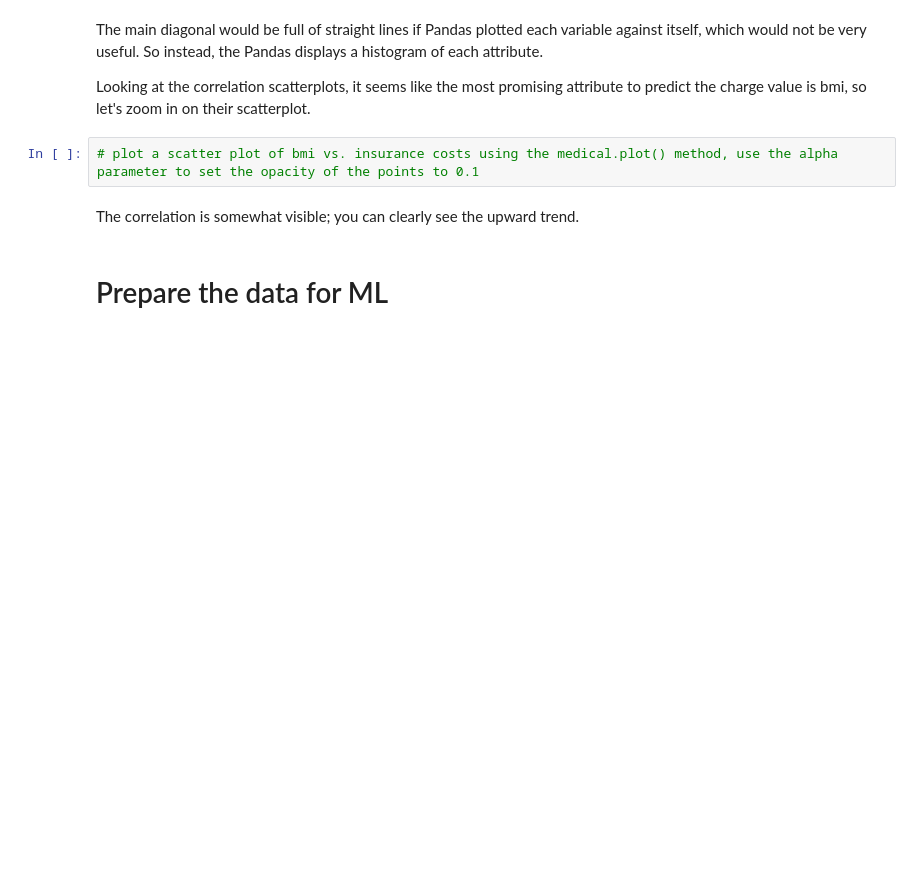
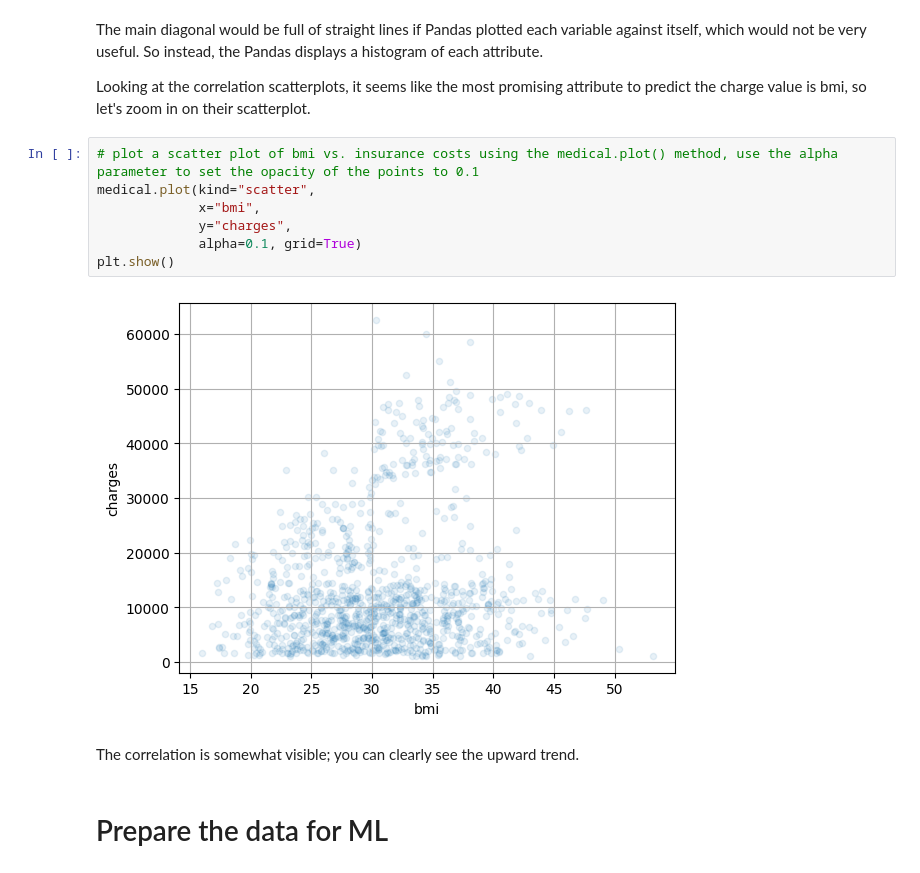
Before and after one commit to jluover9000/Spring2024_SENG474_ML_Course, a Jupyter notebook: Assignment1/1_medical_costs_post.ipynb, the cells around one changed output. Cells and saved outputs as stored; diff of their text form; blank space fills up the shorter version.

```diff
--- a/Assignment1/1_medical_costs_post.ipynb
+++ b/Assignment1/1_medical_costs_post.ipynb
@@ -203,6 +244,13 @@ attribute to predict the charge value is bmi, so let's
 zoom in on their scatterplot.
 # %%
 # plot a scatter plot of bmi vs. insurance costs using the medical.plot() method, use the alpha parameter to set the opacity of the points to 0.1
+medical.plot(kind="scatter",
+             x="bmi",
+             y="charges",
+             alpha=0.1, grid=True)
+plt.show()
+# %% [output]
+[figure, added]
 # %% [markdown]
 The correlation is somewhat visible; you can clearly see the upward trend.
 # %% [markdown]
```
Also changed, not shown: parts of 19 cells of this notebook.
